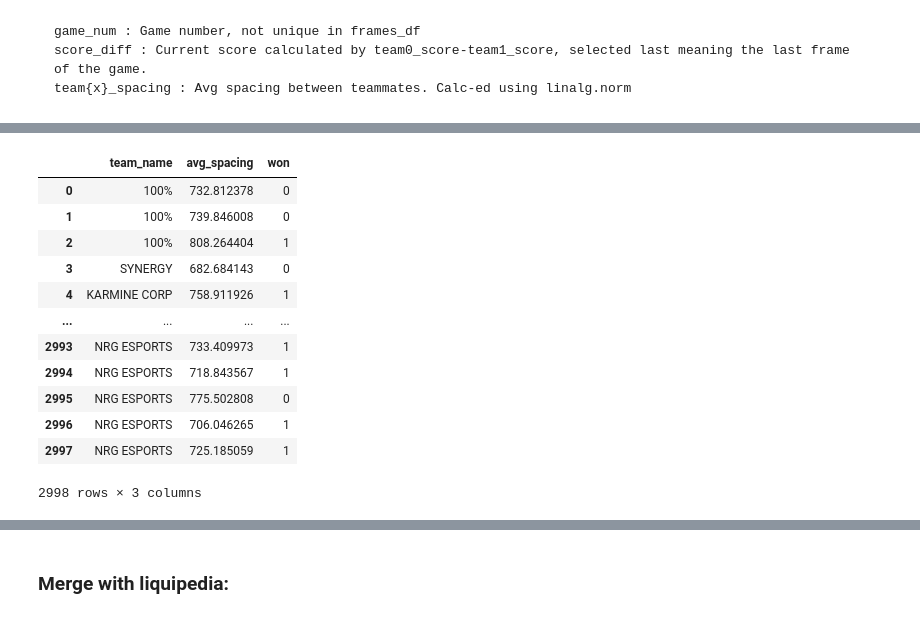
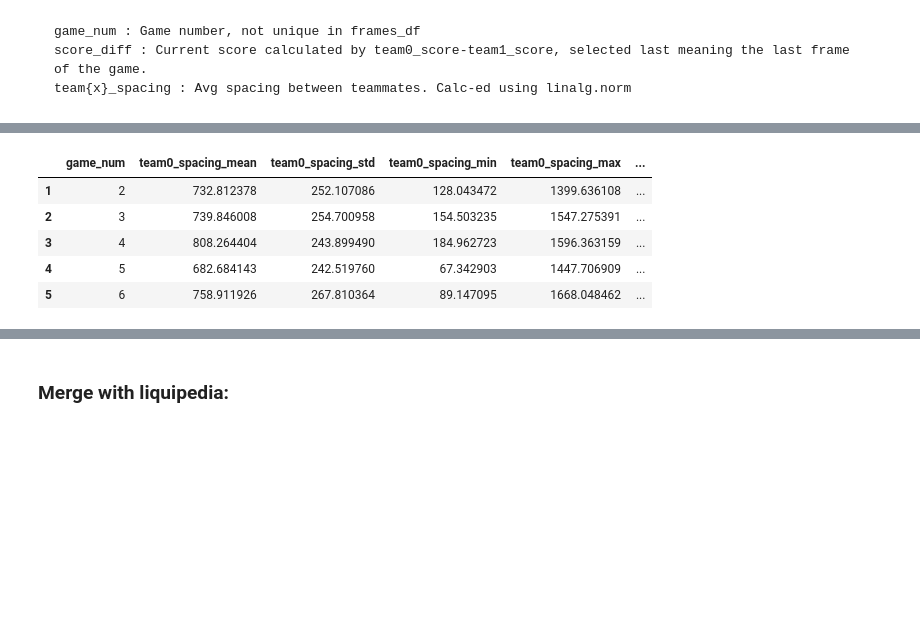
Before and after one commit to istadem2077/dsa210-project-rlcs, a Jupyter notebook: 2_analysis.ipynb, the cells around one changed output, grey strips where cells are left out. Saved outputs shown, nothing was run; the diff lists cells and outputs as text; code cells hidden in the pictures; blank space fills up the shorter version.

```diff
--- a/2_analysis.ipynb
+++ b/2_analysis.ipynb
@@ -150,33 +154,35 @@ game_stats.head()
+# %%
+game_stats['winner'] = game_stats['score_diff_last'].apply(
+    lambda x: 'Team 0' if x > 0 else ('Team 1' if x < 0 else 'Draw')
+)
+game_stats = game_stats[game_stats['winner'] != 'Draw'] # Filter out all draws, as they might corrupt the analysis.
+game_stats.head()
+# %% [output]
+|  | game_num | team0_spacing_mean | team0_spacing_std | team0_spacing_min | team0_spacing_max | ... |
+| 1 | 2 | 732.812378 | 252.107086 | 128.043472 | 1399.636108 | ... |
+| 2 | 3 | 739.846008 | 254.700958 | 154.503235 | 1547.275391 | ... |
+| 3 | 4 | 808.264404 | 243.899490 | 184.962723 | 1596.363159 | ... |
+| 4 | 5 | 682.684143 | 242.519760 | 67.342903 | 1447.706909 | ... |
+| 5 | 6 | 758.911926 | 267.810364 | 89.147095 | 1668.048462 | ... |
 # %%
-full_game_data = pd.merge(
-    game_stats,
-    games_df[['game_num', 'team0_name', 'team1_name']],
-    on='game_num'
-)
+#
+# THIS CODE IS SPECIFICALLY FOR ANALYSIS ONLY - NOT FOR MODELING
+#
+#  full_game_data = pd.merge(
+#     game_stats,
+#     games_df[['game_num', 'team0_name', 'team1_name']],
+#     on='game_num'
+# )
 
-team0_rows = full_game_data[['team0_name', 'team0_spacing', 'winner']].copy()
-team0_rows['won'] = (team0_rows['winner'] == 'Team 0').astype(int)
-team0_rows.rename(columns={'team0_name': 'team_name', 'team0_spacing': 'avg_spacing'}, inplace=True)
+# team0_rows = full_game_data[['team0_name', 'team0_spacing', 'winner']].copy()
+# team0_rows['won'] = (team0_rows['winner'] == 'Team 0').astype(int)
+# team0_rows.rename(columns={'team0_name': 'team_name', 'team0_spacing': 'avg_spacing'}, inplace=True)
 
-team1_rows = full_game_data[['team1_name', 'team1_spacing', 'winner']].copy()
-team1_rows['won'] = (team1_rows['winner'] == 'Team 1').astype(int)
-team1_rows.rename(columns={'team1_name': 'team_name', 'team1_spacing': 'avg_spacing'}, inplace=True)
+# team1_rows = full_game_data[['team1_name', 'team1_spacing', 'winner']].copy()
+# team1_rows['won'] = (team1_rows['winner'] == 'Team 1').astype(int)
+# team1_rows.rename(columns={'team1_name': 'team_name', 'team1_spacing': 'avg_spacing'}, inplace=True)
 
-final_df = pd.concat([team0_rows, team1_rows], ignore_index=True)
-final_df = final_df[['team_name', 'avg_spacing', 'won']]
+# final_df = pd.concat([team0_rows, team1_rows], ignore_index=True)
+# final_df = final_df[['team_name', 'avg_spacing', 'won']]
 
-final_df
+# final_df
-# %% [output]
-|  | team_name | avg_spacing | won |
-| 0 | 100% | 732.812378 | 0 |
-| 1 | 100% | 739.846008 | 0 |
-| 2 | 100% | 808.264404 | 1 |
-| 3 | SYNERGY | 682.684143 | 0 |
-| 4 | KARMINE CORP | 758.911926 | 1 |
-| ... | ... | ... | ... |
-| 2993 | NRG ESPORTS | 733.409973 | 1 |
-| 2994 | NRG ESPORTS | 718.843567 | 1 |
-| 2995 | NRG ESPORTS | 775.502808 | 0 |
-| 2996 | NRG ESPORTS | 706.046265 | 1 |
-| 2997 | NRG ESPORTS | 725.185059 | 1 |
-2998 rows × 3 columns
```
Also changed, not shown: parts of 6 cells of this notebook, 8 other files.
